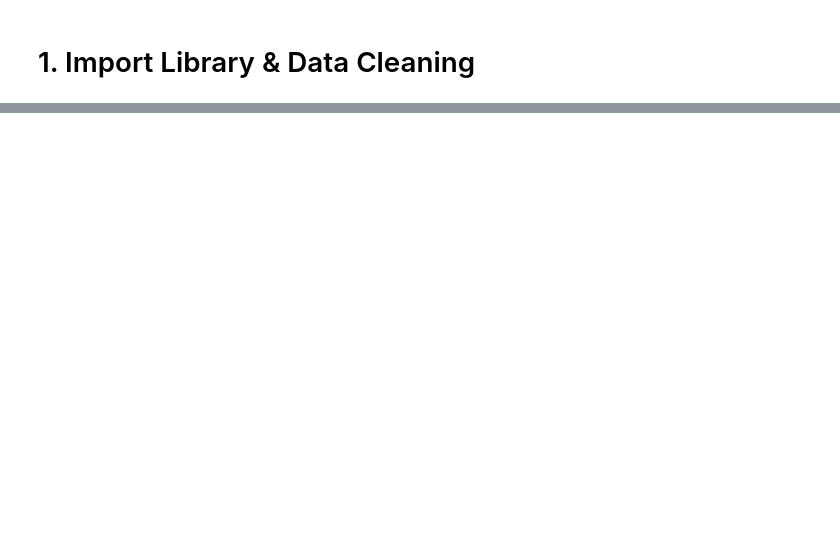
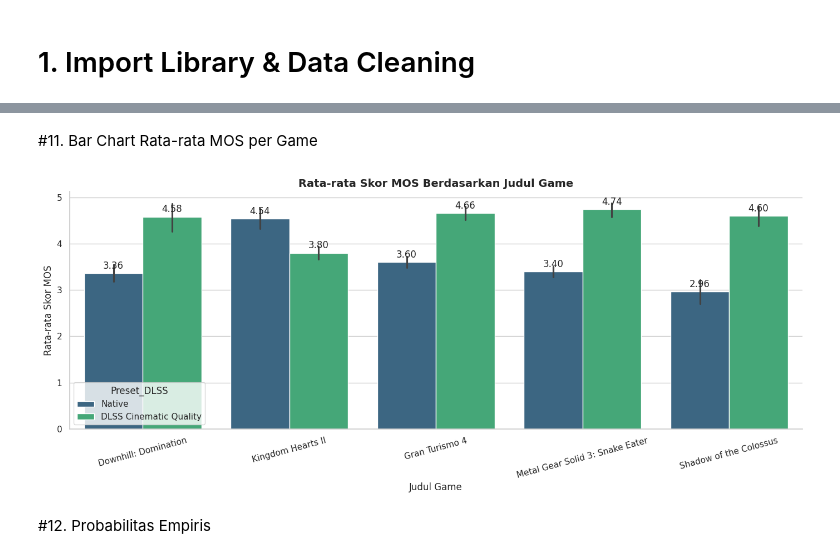
Before and after one commit to Risqullah/Probstat_kelompok4-, a Jupyter notebook: Analisis_Data_Kelompok_04_Terpisah.ipynb, the cells around one changed output, grey strips where cells are left out. Saved outputs shown, nothing was run; the diff lists cells and outputs as text; code cells hidden in the pictures; blank space fills up the shorter version.

```diff
--- a/Analisis_Data_Kelompok_04_Terpisah.ipynb
+++ b/Analisis_Data_Kelompok_04_Terpisah.ipynb
@@ -147,0 +449,42 @@ MOS -> t-statistic: -4.965, p-value: 4.541e-05
+# %% [markdown]
+#11. Bar Chart Rata-rata MOS per Game
+# %%
+# ==========================================
+# SECTION 11
+# RATA-RATA MOS PER GAME
+# ==========================================
+
+plt.figure(figsize=(14, 6))
+
+ax = sns.barplot(
+    data=df,
+    x='Game_Title',
+    y='Skor_MOS',
+    hue='Preset_DLSS',
+    palette='viridis'
+)
+
+plt.title(
+    'Rata-rata Skor MOS Berdasarkan Judul Game',
+    fontsize=14,
+    fontweight='bold'
+)
+
+plt.xlabel('Judul Game')
+plt.ylabel('Rata-rata Skor MOS')
+
+plt.xticks(rotation=15)
+
+for container in ax.containers:
+    ax.bar_label(
+        container,
+        fmt='%.2f',
+        padding=3
+    )
+
+plt.tight_layout()
+plt.show()
+# %% [output]
+[figure, added]
+# %% [markdown]
+#12. Probabilitas Empiris
```
Also changed, not shown: parts of 29 cells of this notebook.
